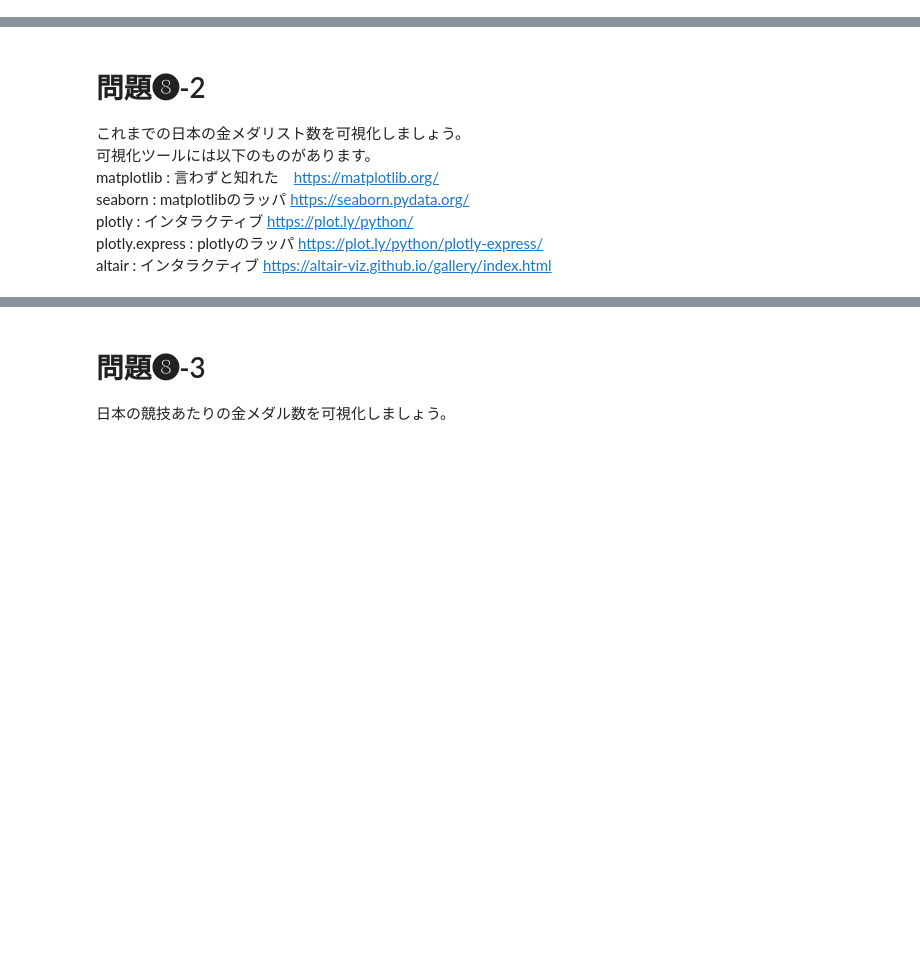
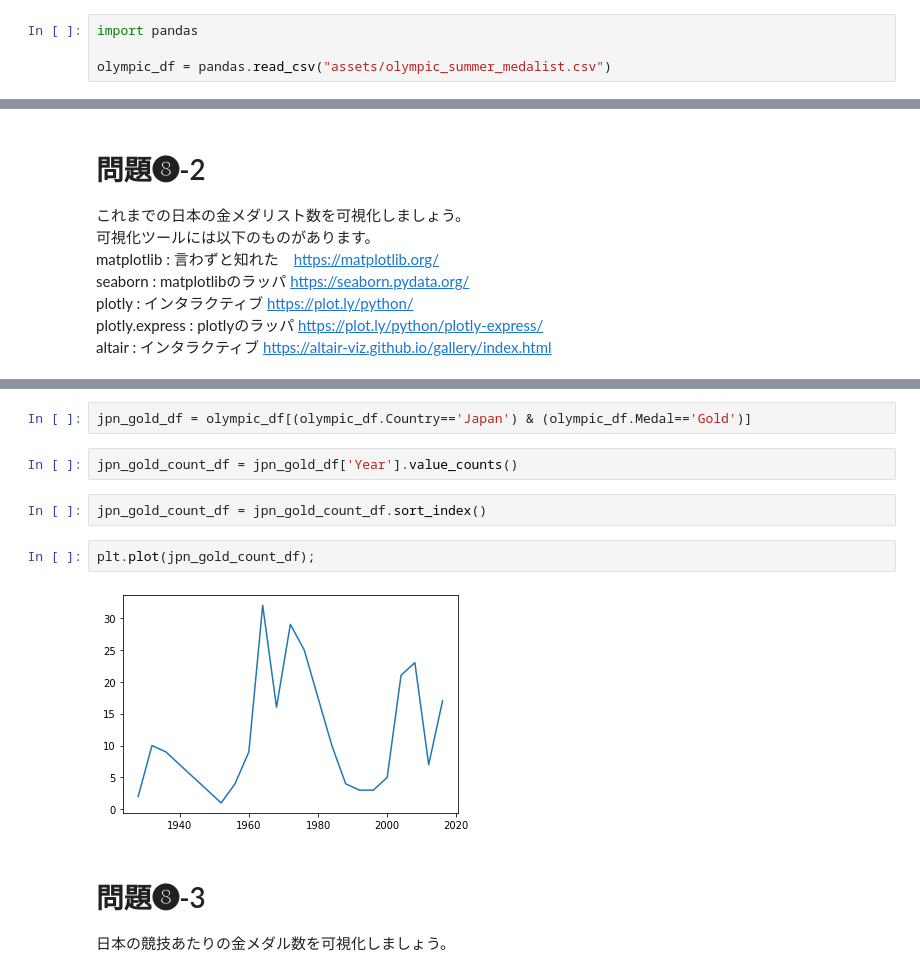
Before and after one commit to hannari-python/hanpy-dojo, a Jupyter notebook: hanpy0117.ipynb, the cells around one changed output, grey strips where cells are left out. Cells and saved outputs as stored; diff of their text form; blank space fills up the shorter version.

```diff
--- a/hanpy0117.ipynb
+++ b/hanpy0117.ipynb
@@ -111,3 +213,7 @@ Y = 0.2126R + 0.7152G + 0.0722B
 pandasのread_csvメソッドで読み込めます。
 
 データのサイズも確認しましょう。
+# %%
+import pandas
+
+olympic_df = pandas.read_csv("assets/olympic_summer_medalist.csv")
@@ -124,3 +245,13 @@ altair : インタラクティブ https://altair-viz.github.io/gallery/index.htm
+# %%
+jpn_gold_df = olympic_df[(olympic_df.Country=='Japan') & (olympic_df.Medal=='Gold')]
+# %%
+jpn_gold_count_df = jpn_gold_df['Year'].value_counts()
+# %%
+jpn_gold_count_df = jpn_gold_count_df.sort_index()
+# %%
+plt.plot(jpn_gold_count_df);
+# %% [output]
+[figure, added]
 # %% [markdown]
 # 問題➑-3
 
```
Also changed, not shown: parts of 21 cells of this notebook.
